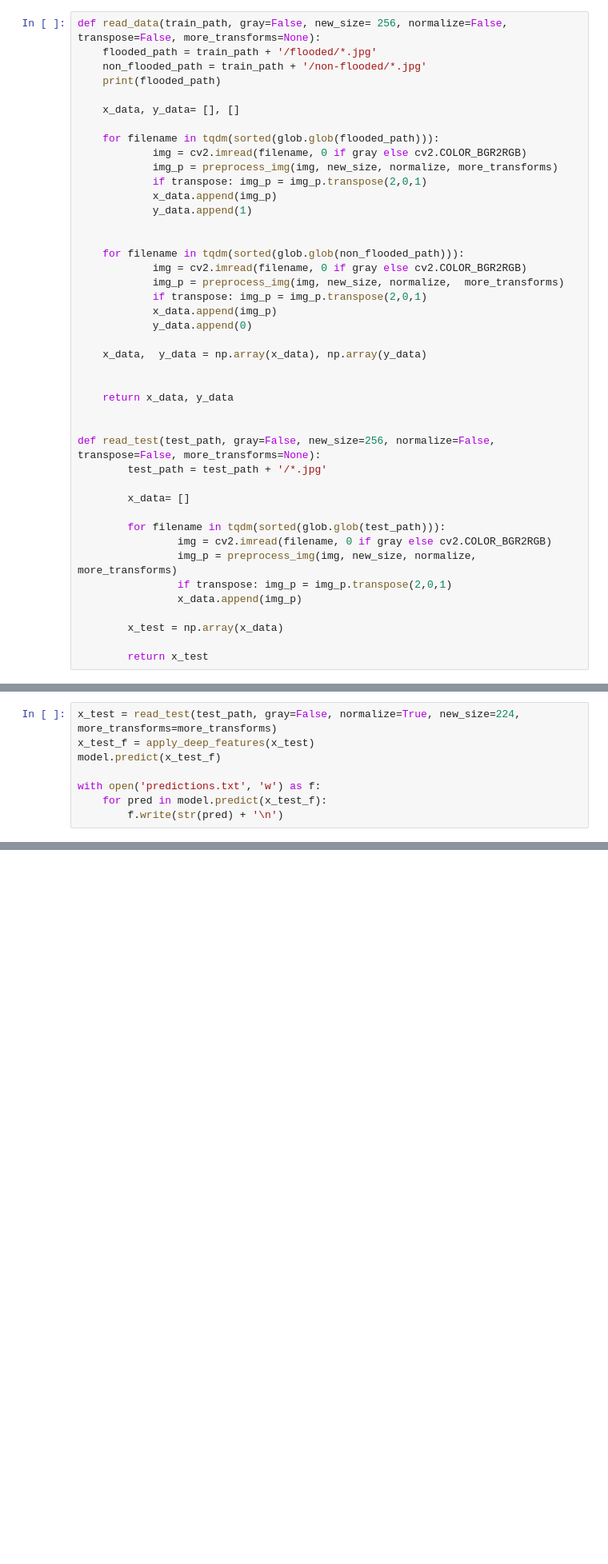
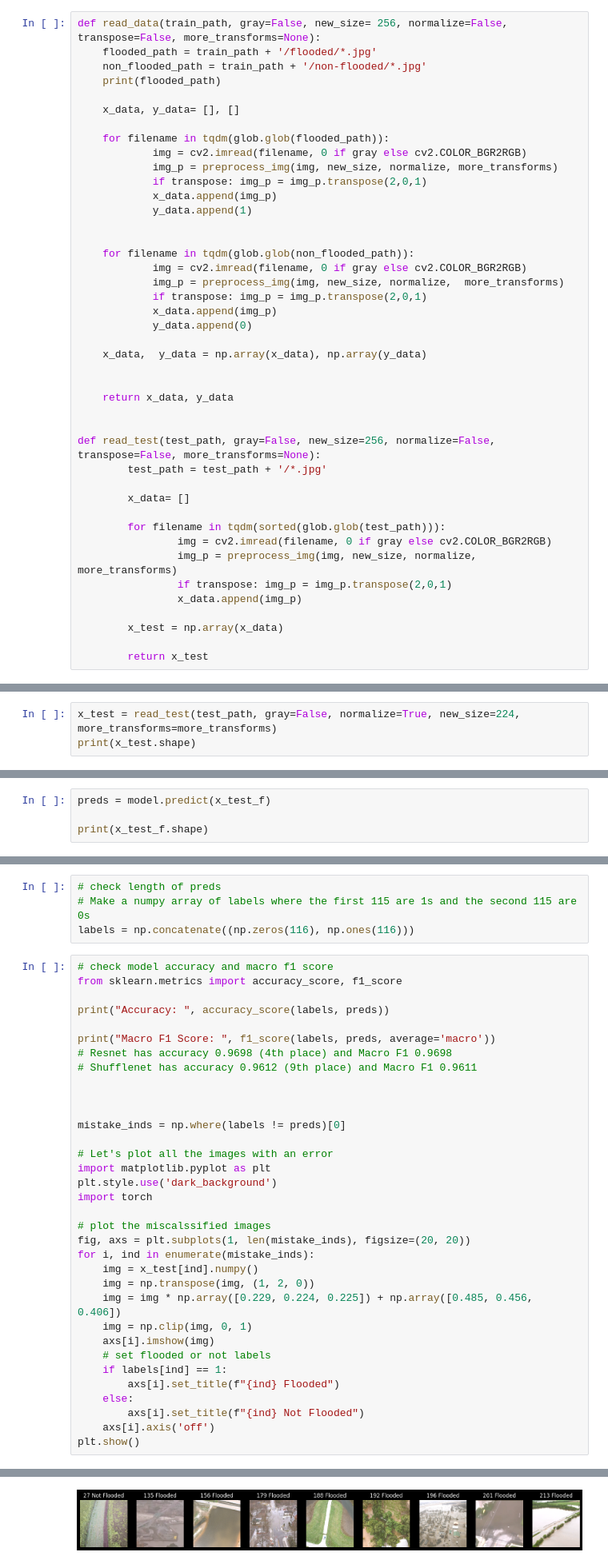
Before and after one commit to HalaHamdi/Flood-Detection-Radar, a Jupyter notebook: script.ipynb, the cells around one changed output, grey strips where cells are left out. Shown at 80% size. Saved outputs shown, nothing was run; the diff lists cells and outputs as text; blank space fills up the shorter version.

```diff
--- a/script.ipynb
+++ b/script.ipynb
@@ -43,7 +63,7 @@ def read_data(train_path, gray=False, new_size= 256, normalize=False, transpose=
 
     x_data, y_data= [], []
 
-    for filename in tqdm(sorted(glob.glob(flooded_path))):
+    for filename in tqdm(glob.glob(flooded_path)):
             img = cv2.imread(filename, 0 if gray else cv2.COLOR_BGR2RGB)
             img_p = preprocess_img(img, new_size, normalize, more_transforms)
             if transpose: img_p = img_p.transpose(2,0,1)
@@ -51,7 +71,7 @@ def read_data(train_path, gray=False, new_size= 256, normalize=False, transpose=
             y_data.append(1)
 
 
-    for filename in tqdm(sorted(glob.glob(non_flooded_path))):
+    for filename in tqdm(glob.glob(non_flooded_path)):
             img = cv2.imread(filename, 0 if gray else cv2.COLOR_BGR2RGB)
             img_p = preprocess_img(img, new_size, normalize,  more_transforms)
             if transpose: img_p = img_p.transpose(2,0,1)
@@ -153,9 +178,4 @@ with open('../content/drive/MyDrive/svm_model.pkl', 'rb') as f:
 #### Testing
 # %%
 x_test = read_test(test_path, gray=False, normalize=True, new_size=224, more_transforms=more_transforms)
-x_test_f = apply_deep_features(x_test)
-model.predict(x_test_f)
-
-with open('predictions.txt', 'w') as f:
-    for pred in model.predict(x_test_f):
-        f.write(str(pred) + '\n')
+print(x_test.shape)
@@ -161,0 +186,4 @@ with open('predictions.txt', 'w') as f:
+# %%
+preds = model.predict(x_test_f)
+
+print(x_test_f.shape)
@@ -161,0 +192,39 @@ with open('predictions.txt', 'w') as f:
+# %%
+# check length of preds
+# Make a numpy array of labels where the first 115 are 1s and the second 115 are 0s
+labels = np.concatenate((np.zeros(116), np.ones(116)))
+# %%
+# check model accuracy and macro f1 score
+from sklearn.metrics import accuracy_score, f1_score
+
+print("Accuracy: ", accuracy_score(labels, preds))
+
+print("Macro F1 Score: ", f1_score(labels, preds, average='macro'))
+# Resnet has accuracy 0.9698 (4th place) and Macro F1 0.9698
+# Shufflenet has accuracy 0.9612 (9th place) and Macro F1 0.9611
+
+
+
+mistake_inds = np.where(labels != preds)[0]
+
+# Let's plot all the images with an error
+import matplotlib.pyplot as plt
+plt.style.use('dark_background')
+import torch
+
+# plot the miscalssified images
+fig, axs = plt.subplots(1, len(mistake_inds), figsize=(20, 20))
+for i, ind in enumerate(mistake_inds):
+    img = x_test[ind].numpy()
+    img = np.transpose(img, (1, 2, 0))
+    img = img * np.array([0.229, 0.224, 0.225]) + np.array([0.485, 0.456, 0.406])
+    img = np.clip(img, 0, 1)
+    axs[i].imshow(img)
+    # set flooded or not labels
+    if labels[ind] == 1:
+        axs[i].set_title(f"{ind} Flooded")
+    else:
+        axs[i].set_title(f"{ind} Not Flooded")
+    axs[i].axis('off')
+plt.show()
+# %% [output]
@@ -161,0 +233 @@ with open('predictions.txt', 'w') as f:
+[figure, added]
```
Also changed, not shown: parts of 14 cells of this notebook.
